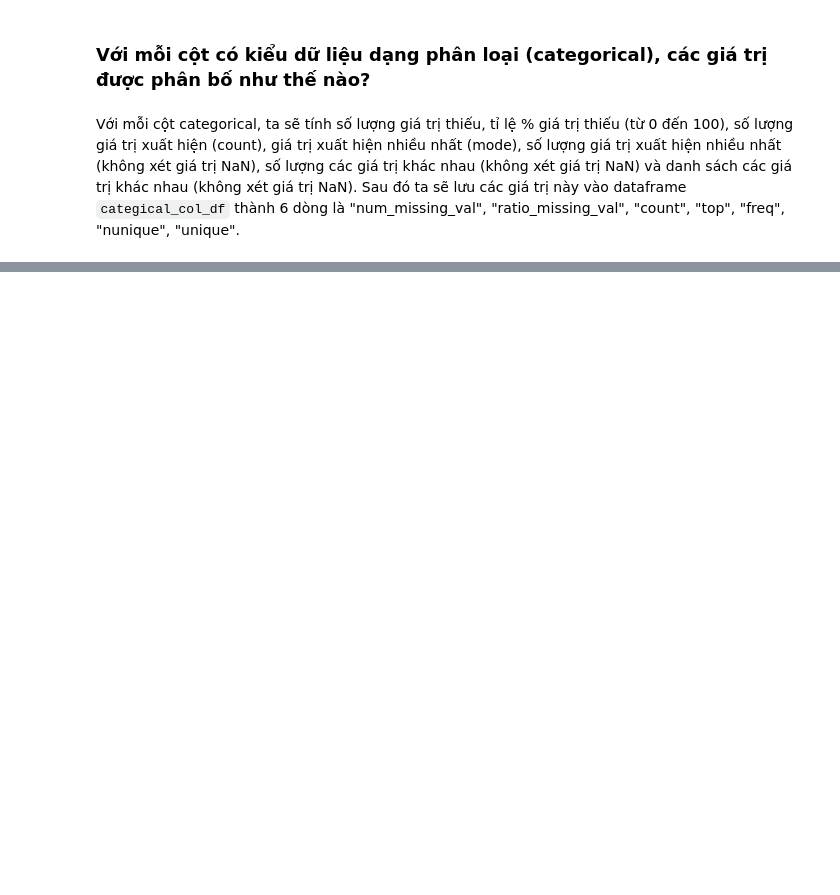
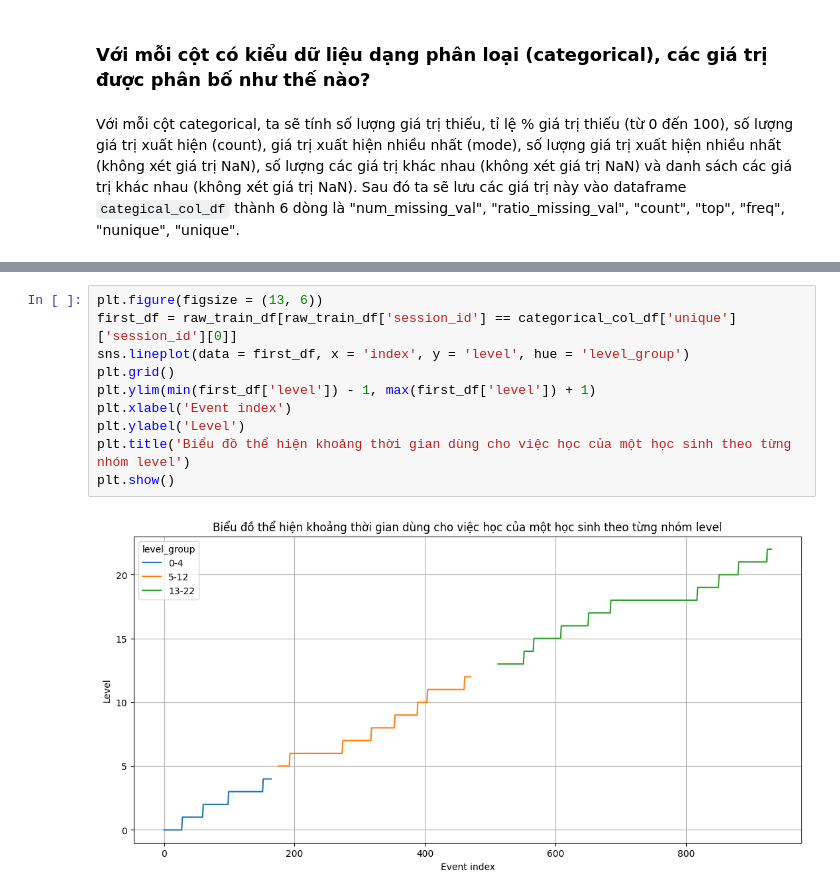
Before and after one commit to vt-khang/KHDLUD-FinalProject, a Jupyter notebook: 19120511_19120526_19120539.ipynb, the cells around one changed output, grey strips where cells are left out. Drawn from its saved outputs; the diff is of its cells as text; blank space fills up the shorter version.

```diff
--- a/19120511_19120526_19120539.ipynb
+++ b/19120511_19120526_19120539.ipynb
@@ -306,0 +404,12 @@ categorical_col_df
+# %%
+plt.figure(figsize = (13, 6))
+first_df = raw_train_df[raw_train_df['session_id'] == categorical_col_df['unique']['session_id'][0]]
+sns.lineplot(data = first_df, x = 'index', y = 'level', hue = 'level_group')
+plt.grid()
+plt.ylim(min(first_df['level']) - 1, max(first_df['level']) + 1)
+plt.xlabel('Event index')
+plt.ylabel('Level')
+plt.title('Biểu đồ thể hiện khoảng thời gian dùng cho việc học của một học sinh theo từng nhóm level')
+plt.show()
+# %% [output]
+[figure, added]
```
Also changed, not shown: parts of 56 cells of this notebook.
